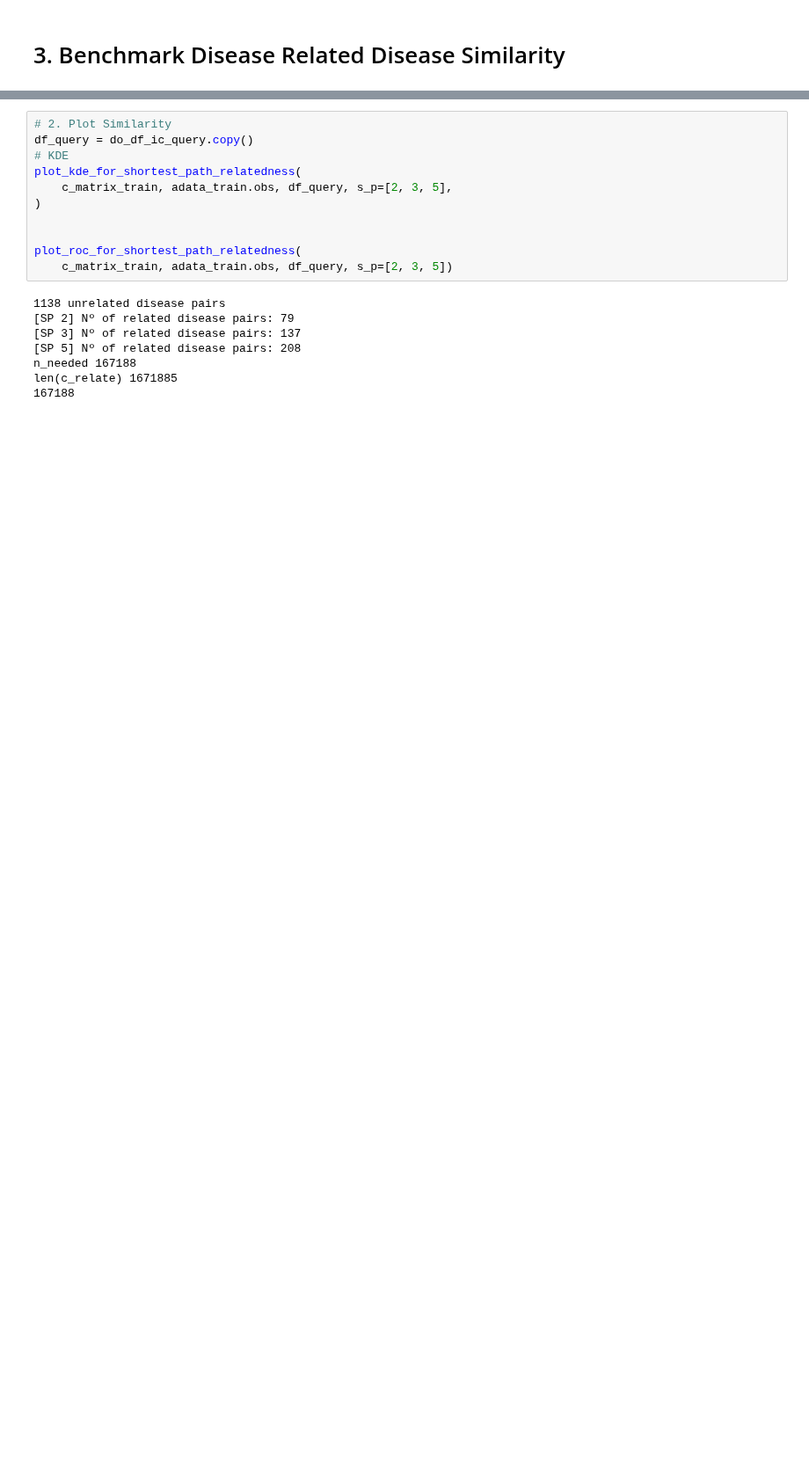
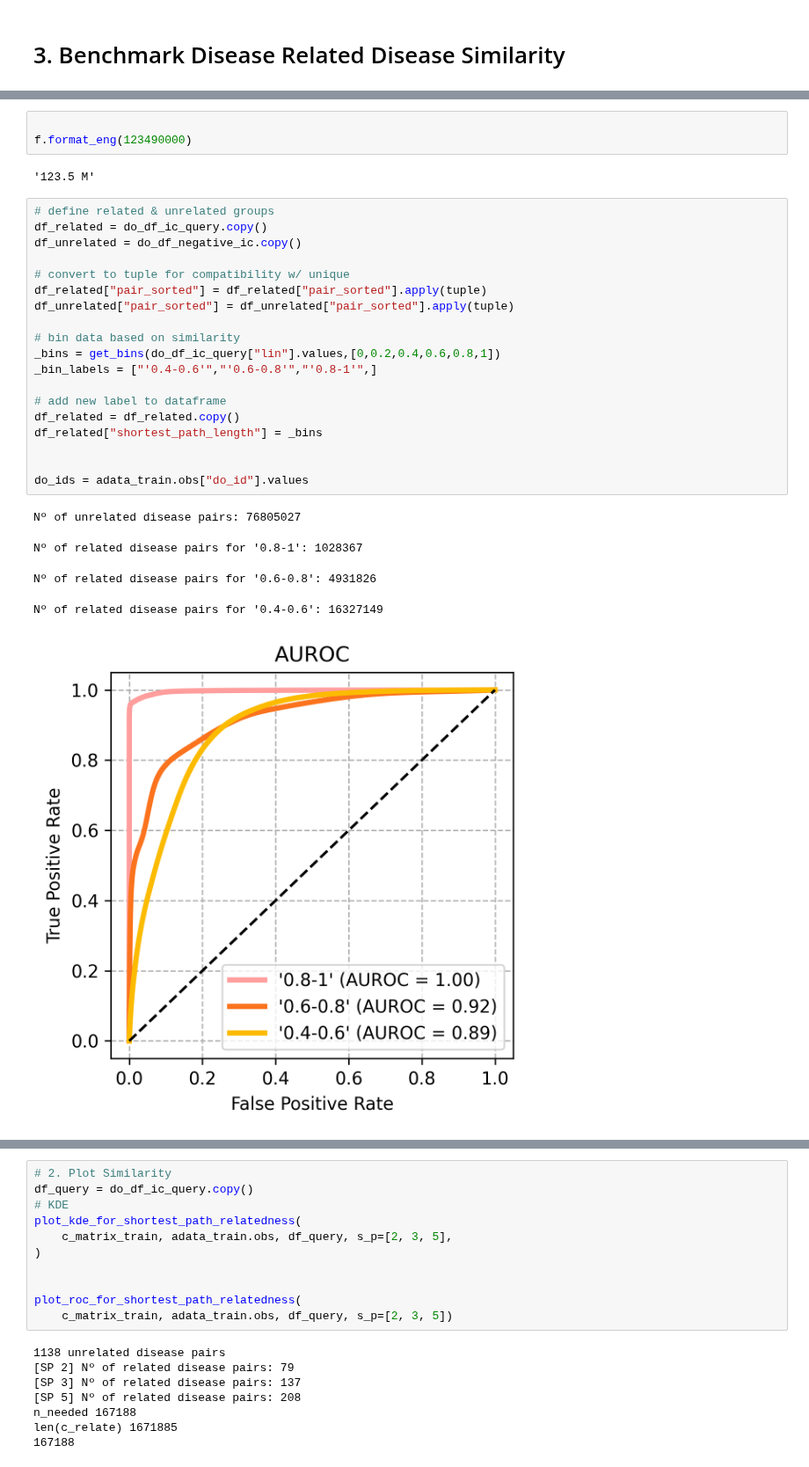
Before and after one commit to 00dylan00/scGPT_playground, a Jupyter notebook: notebooks/pipeline/02-evaluate-ft-model-do.ipynb, the cells around one changed output, grey strips where cells are left out. Shown at 88% size. Saved outputs shown, nothing was run; the diff lists cells and outputs as text; blank space fills up the shorter version.

```diff
--- a/notebooks/pipeline/02-evaluate-ft-model-do.ipynb
+++ b/notebooks/pipeline/02-evaluate-ft-model-do.ipynb
@@ -645,0 +725,30 @@ def plot_roc_for_shortest_path_relatedness(
+# %%
+
+f.format_eng(123490000)
+# %% [output]
+'123.5 M'
+# %%
+# define related & unrelated groups
+df_related = do_df_ic_query.copy()
+df_unrelated = do_df_negative_ic.copy()
+
+# convert to tuple for compatibility w/ unique
+df_related["pair_sorted"] = df_related["pair_sorted"].apply(tuple)
+df_unrelated["pair_sorted"] = df_unrelated["pair_sorted"].apply(tuple)
+
+# bin data based on similarity
+_bins = get_bins(do_df_ic_query["lin"].values,[0,0.2,0.4,0.6,0.8,1])
+_bin_labels = ["'0.4-0.6'","'0.6-0.8'","'0.8-1'",]
+
+# add new label to dataframe
+df_related = df_related.copy()
+df_related["shortest_path_length"] = _bins
+
+
+do_ids = adata_train.obs["do_id"].values
+# %% [output]
+Nº of unrelated disease pairs: 76805027
+Nº of related disease pairs for '0.8-1': 1028367
+Nº of related disease pairs for '0.6-0.8': 4931826
+Nº of related disease pairs for '0.4-0.6': 16327149
+[figure, added]
```
Also changed, not shown: parts of 23 cells of this notebook, 8 other files.
